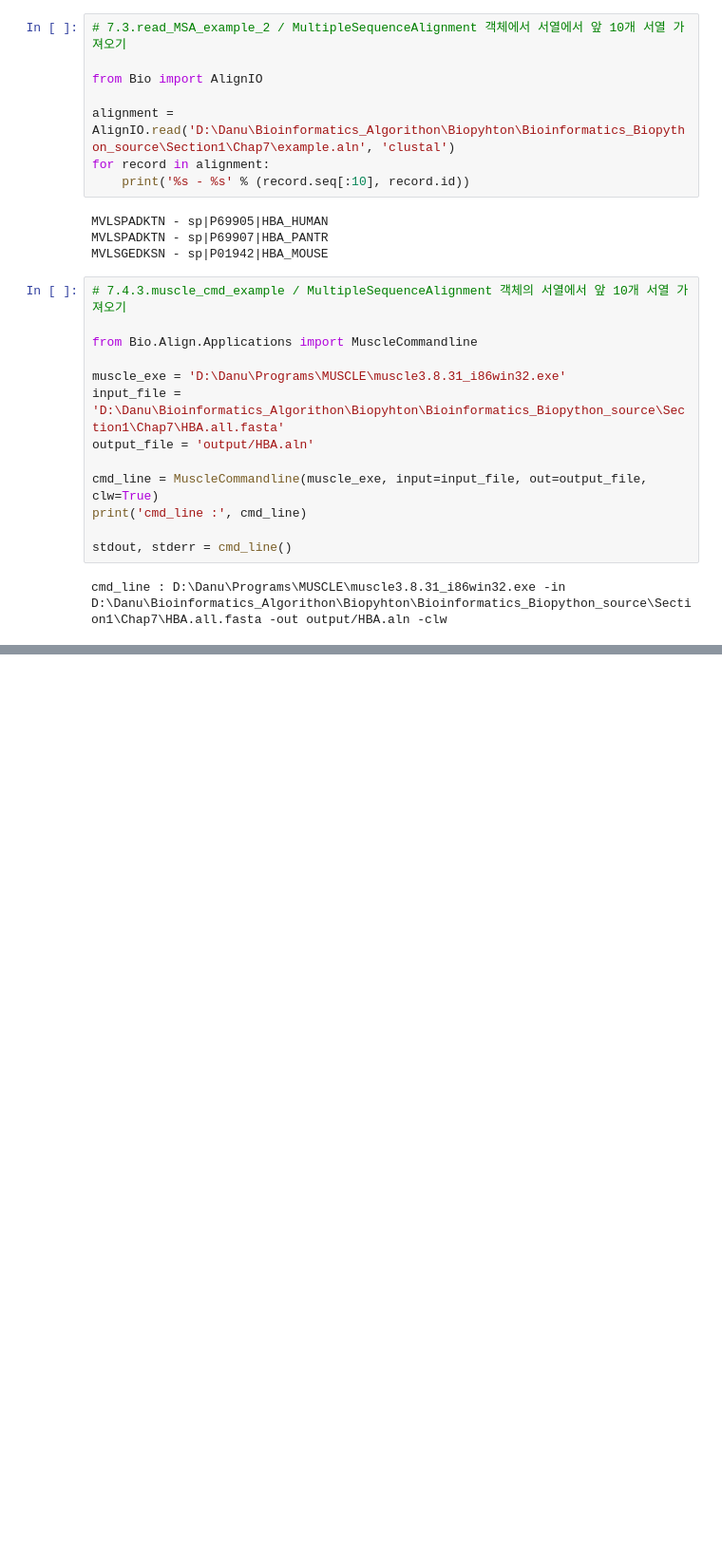
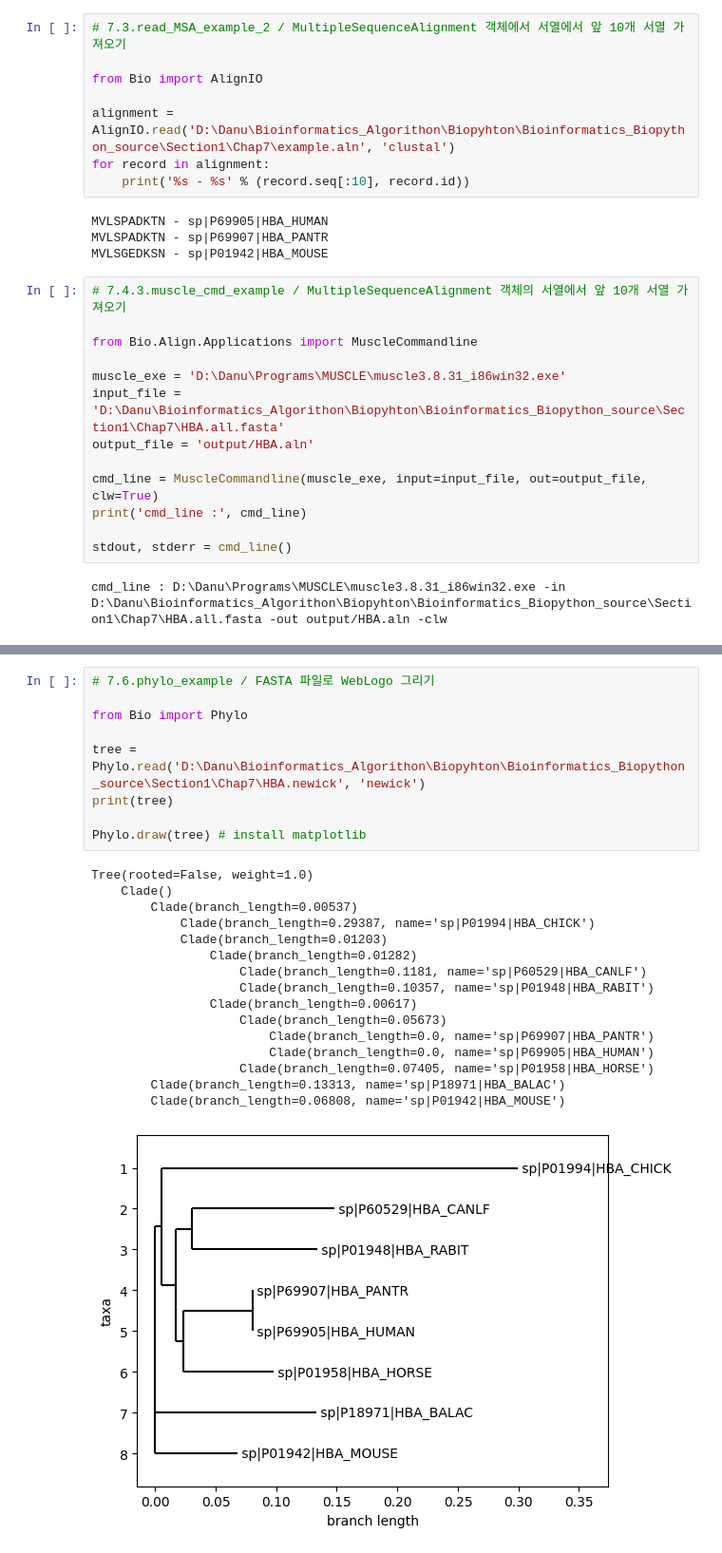
Before and after one commit to DANU011/Bioinformatics_Algorithon, a Jupyter notebook: Biopyhton/notebooks/chap07.ipynb, the cells around one changed output, grey strips where cells are left out. Shown: that part at 95% size. Drawn from its saved outputs; the diff is of its cells as text; blank space fills up the shorter version.

```diff
--- a/Biopyhton/notebooks/chap07.ipynb
+++ b/Biopyhton/notebooks/chap07.ipynb
@@ -99,2 +97,28 @@ Motif.weblogo(m, 'output/HBA_WebLogo.PNG')
 # %% [output]
 KeyError: 'M'
+# %%
+# 7.6.phylo_example / FASTA 파일로 WebLogo 그리기
+
+from Bio import Phylo
+
+tree = Phylo.read('D:\Danu\Bioinformatics_Algorithon\Biopyhton\Bioinformatics_Biopython_source\Section1\Chap7\HBA.newick', 'newick')
+print(tree)
+
+Phylo.draw(tree) # install matplotlib
+# %% [output]
+Tree(rooted=False, weight=1.0)
+    Clade()
+        Clade(branch_length=0.00537)
+            Clade(branch_length=0.29387, name='sp|P01994|HBA_CHICK')
+            Clade(branch_length=0.01203)
+                Clade(branch_length=0.01282)
+                    Clade(branch_length=0.1181, name='sp|P60529|HBA_CANLF')
+                    Clade(branch_length=0.10357, name='sp|P01948|HBA_RABIT')
+                Clade(branch_length=0.00617)
+                    Clade(branch_length=0.05673)
+                        Clade(branch_length=0.0, name='sp|P69907|HBA_PANTR')
+                        Clade(branch_length=0.0, name='sp|P69905|HBA_HUMAN')
+                    Clade(branch_length=0.07405, name='sp|P01958|HBA_HORSE')
+        Clade(branch_length=0.13313, name='sp|P18971|HBA_BALAC')
+        Clade(branch_length=0.06808, name='sp|P01942|HBA_MOUSE')
+[figure, added]
```
Also changed, not shown: parts of 2 cells of this notebook.
